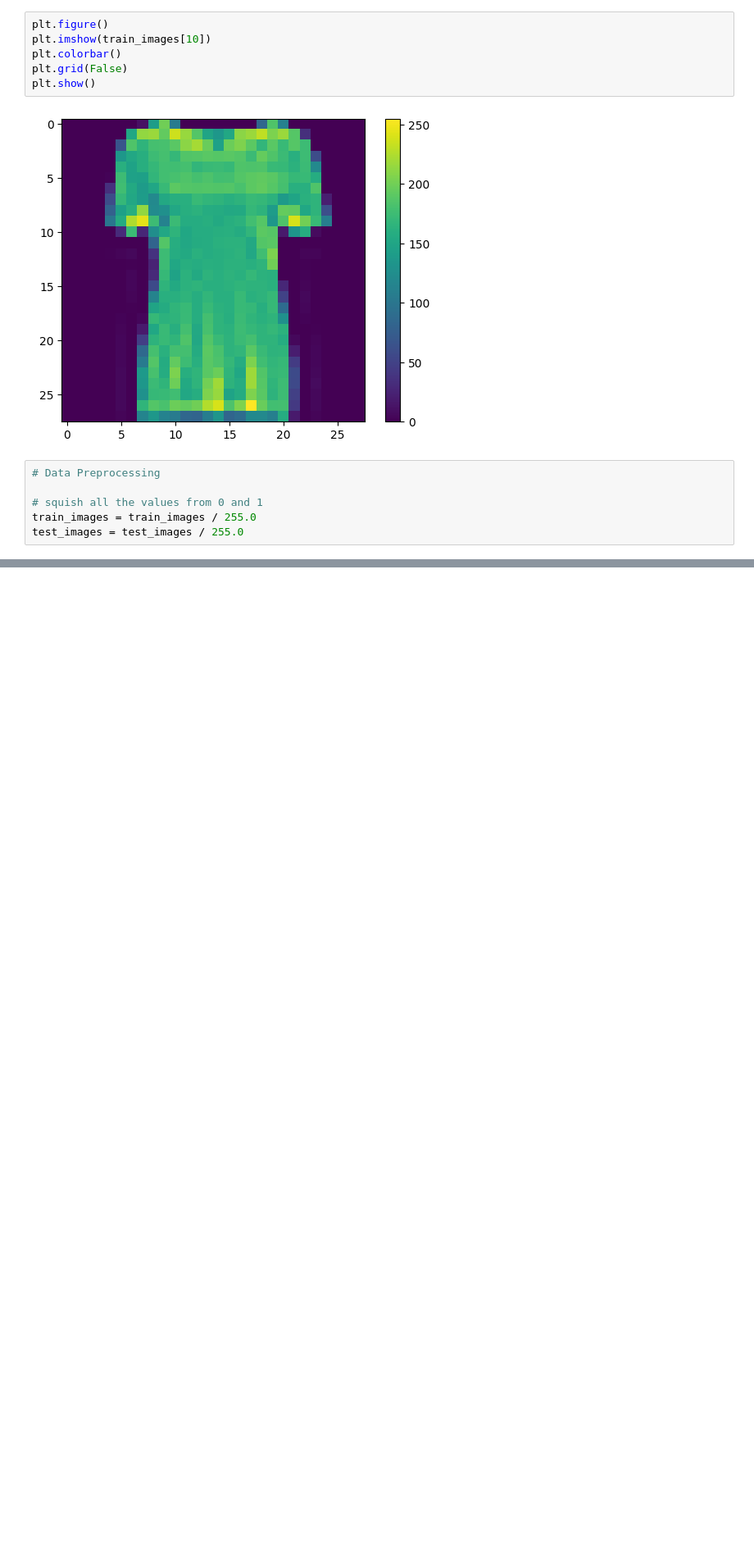
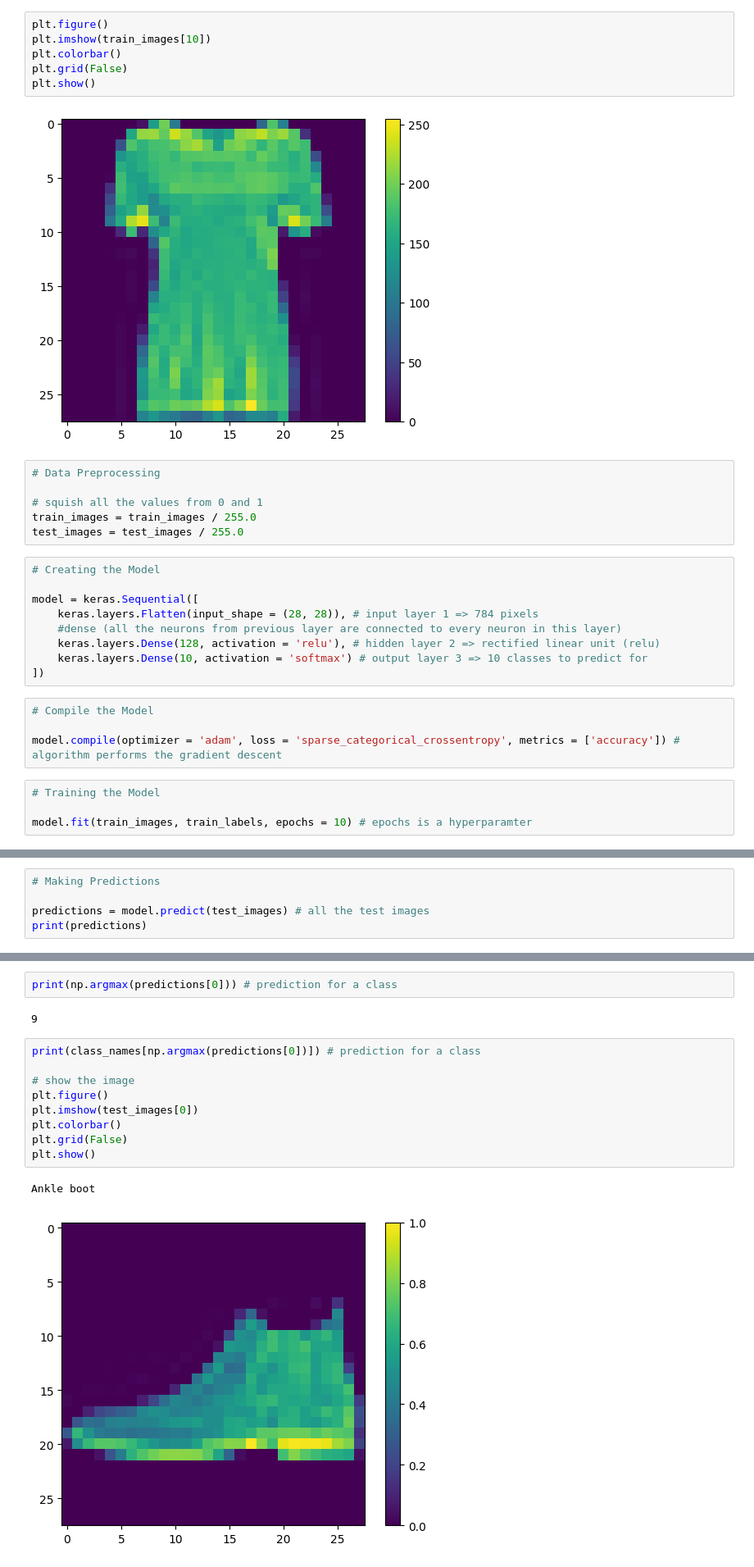
Before and after one commit to marius2347/Multiple-Datasets-Prediction-using-Tensorflow-in-Python-on-FreeCodeCamp, a Jupyter notebook: tensorflow.ipynb, the cells around one changed output, grey strips where cells are left out. Shown at 82% size. Cells and saved outputs as stored; diff of their text form; blank space fills up the shorter version.

```diff
--- a/tensorflow.ipynb
+++ b/tensorflow.ipynb
@@ -477,3 +430,20 @@ plt.show()
 # squish all the values from 0 and 1
 train_images = train_images / 255.0
 test_images = test_images / 255.0
+# %%
+# Creating the Model
+
+model = keras.Sequential([
+    keras.layers.Flatten(input_shape = (28, 28)), # input layer 1 => 784 pixels
+    #dense (all the neurons from previous layer are connected to every neuron in this layer)
+    keras.layers.Dense(128, activation = 'relu'), # hidden layer 2 => rectified linear unit (relu)
+    keras.layers.Dense(10, activation = 'softmax') # output layer 3 => 10 classes to predict for
+])
+# %%
+# Compile the Model
+
+model.compile(optimizer = 'adam', loss = 'sparse_categorical_crossentropy', metrics = ['accuracy']) # algorithm performs the gradient descent
+# %%
+# Training the Model
+
+model.fit(train_images, train_labels, epochs = 10) # epochs is a hyperparamter
@@ -479,0 +481,5 @@ test_images = test_images / 255.0
+# %%
+# Making Predictions
+
+predictions = model.predict(test_images) # all the test images
+print(predictions)
@@ -479,0 +510,16 @@ test_images = test_images / 255.0
+# %%
+print(np.argmax(predictions[0])) # prediction for a class
+# %% [output]
+9
+# %%
+print(class_names[np.argmax(predictions[0])]) # prediction for a class
+
+# show the image
+plt.figure()
+plt.imshow(test_images[0])
+plt.colorbar()
+plt.grid(False)
+plt.show()
+# %% [output]
+Ankle boot
+[figure, added]
```
Also changed, not shown: parts of 14 cells of this notebook, 1 other file.
